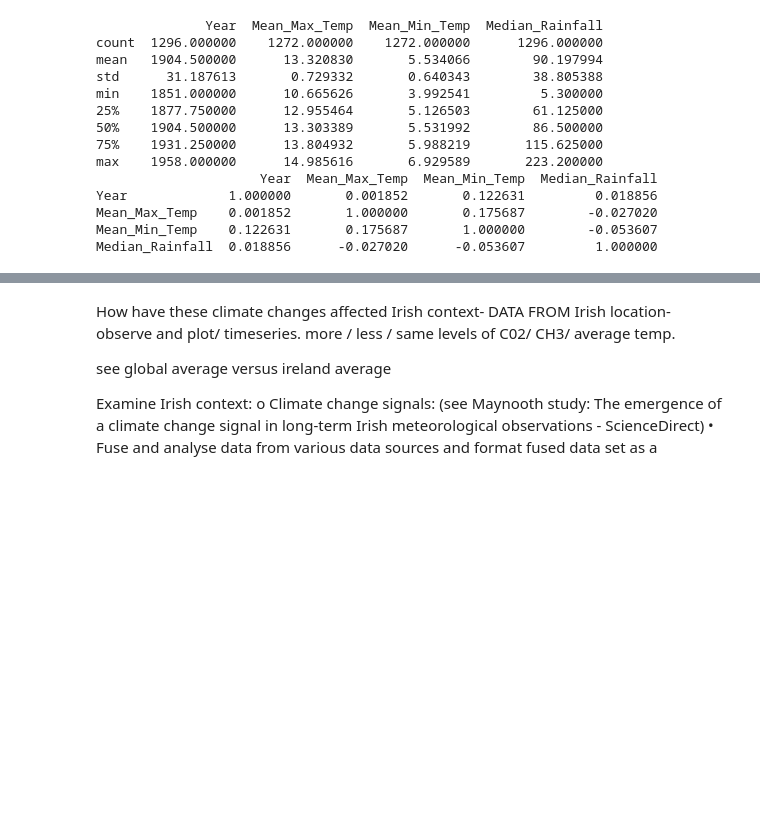
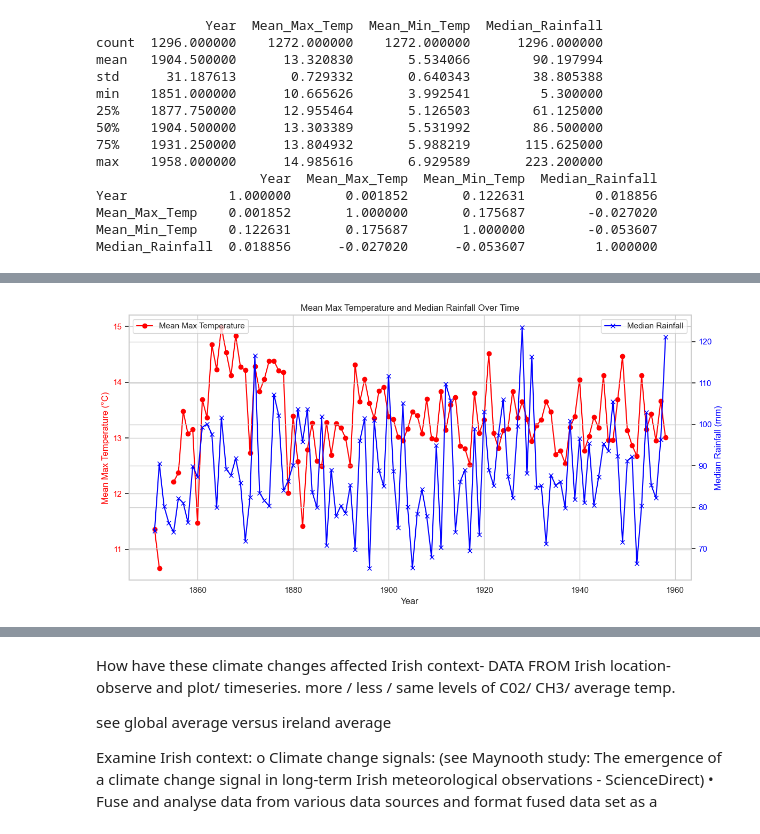
Before and after one commit to conortierney/Prog_DA_Assignment2, a Jupyter notebook: Prog_DA_Assignment2.ipynb, the cells around one changed output, grey strips where cells are left out. Saved outputs shown, nothing was run; the diff lists cells and outputs as text; code cells hidden in the pictures; blank space fills up the shorter version.

```diff
--- a/Prog_DA_Assignment2.ipynb
+++ b/Prog_DA_Assignment2.ipynb
@@ -740,0 +737,38 @@ plt.show()
+# %%
+import pandas as pd
+
+# Load your data (assuming it's already loaded as Irish_Climate_data)
+# Aggregating the data to ensure one data point per year
+aggregated_data = Irish_Climate_data.groupby('Year').agg({
+    'Mean_Max_Temp': 'mean',  # or another aggregation method if appropriate
+    'Median_Rainfall': 'median'  # or another aggregation method if appropriate
+}).reset_index()
+
+
+
+import matplotlib.pyplot as plt
+
+# Create a figure and axis object
+fig, ax1 = plt.subplots(figsize=(12, 6))
+
+# Plot Mean Max Temperature with a line
+ax1.plot(aggregated_data['Year'], aggregated_data['Mean_Max_Temp'], color='red', label='Mean Max Temperature', linestyle='-', marker='o')
+ax1.set_xlabel('Year')
+ax1.set_ylabel('Mean Max Temperature (°C)', color='red')
+ax1.tick_params(axis='y', labelcolor='red')
+
+# Create a second y-axis for Median Rainfall
+ax2 = ax1.twinx()  # Instantiate a second y-axis that shares the same x-axis
+ax2.plot(aggregated_data['Year'], aggregated_data['Median_Rainfall'], color='blue', label='Median Rainfall', linestyle='-', marker='x')
+ax2.set_ylabel('Median Rainfall (mm)', color='blue')
+ax2.tick_params(axis='y', labelcolor='blue')
+
+# Add title and legends
+plt.title('Mean Max Temperature and Median Rainfall Over Time')
+ax1.legend(loc='upper left')
+ax2.legend(loc='upper right')
+
+plt.tight_layout()
+plt.show()
+# %% [output]
+[figure, added]
```
Also changed, not shown: parts of 3 cells of this notebook.
